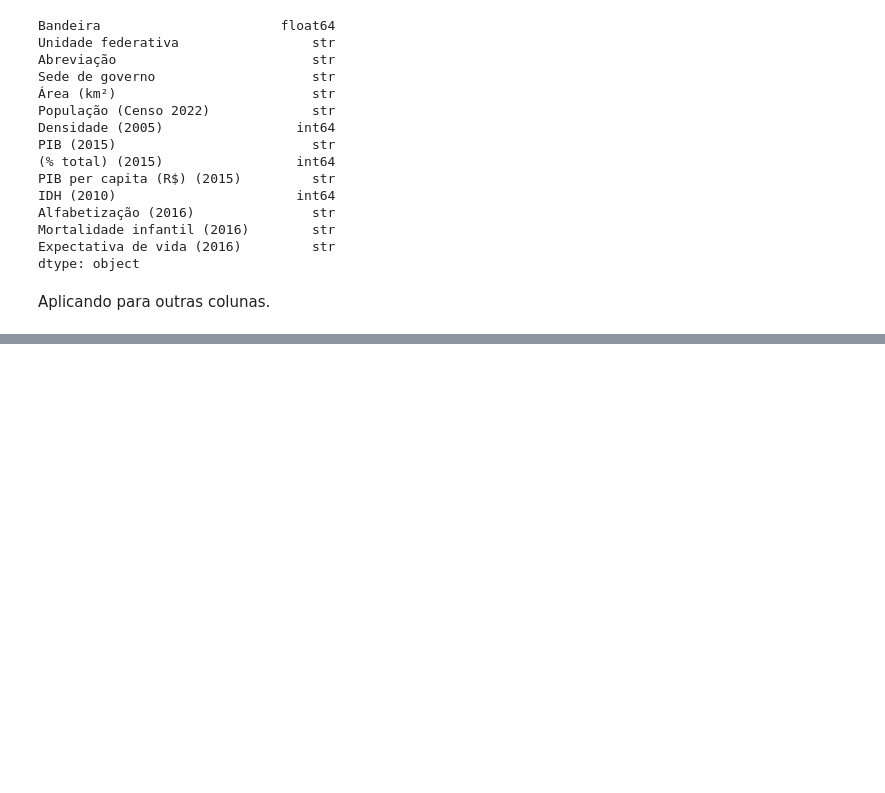
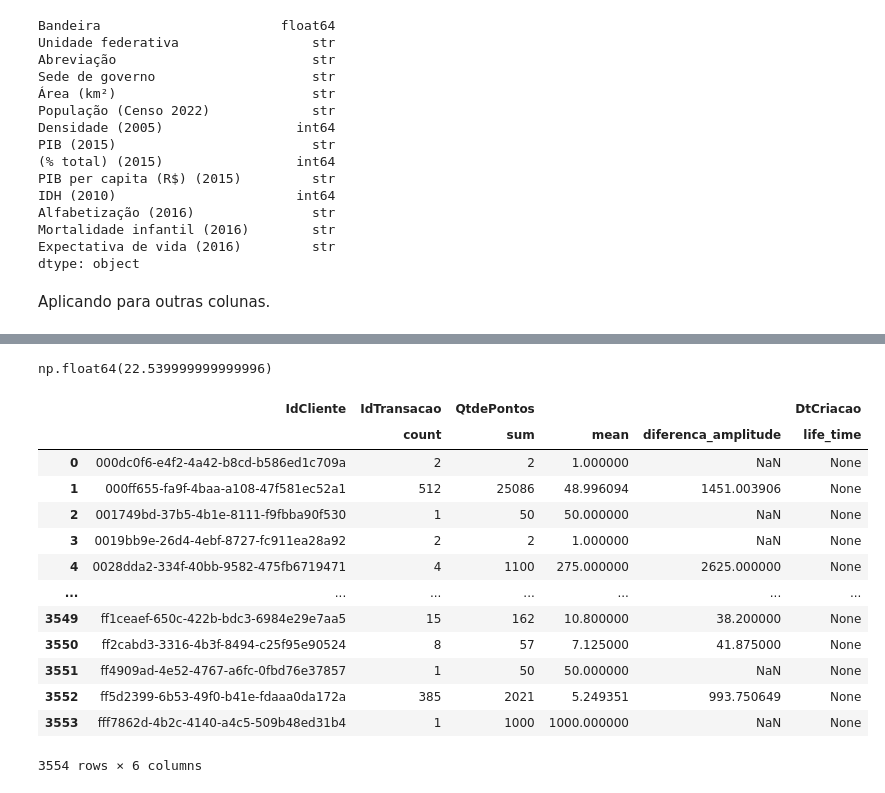
Before and after one commit to alexsandro-matias/pandas-2025, a Jupyter notebook: notebook.ipynb, the cells around one changed output, grey strips where cells are left out. Cells and saved outputs as stored; diff of their text form; code cells hidden in the pictures; blank space fills up the shorter version.

Commit message:
Ensinando Pandas Ep 12 - GROUP BY

```diff
--- a/notebook.ipynb
+++ b/notebook.ipynb
@@ -1202,0 +1537,36 @@ colunas = ['População (Censo 2022)', 'PIB (2015)' , 'PIB per capita (R$) (2015
+# %%
+def diferenca_amplitude(x: pd.Series):
+    amplitude = x.max() - x.min()
+    media = x.mean()
+    return (np.sqrt(amplitude - media) ** 2)
+# %%
+def life_time(x: pd.Series):
+    dt = pd.to_datetime(x)
+    (dt.max() - dt.min()).days
+# %%
+diferenca_amplitude(idades)
+# %% [output]
+np.float64(22.539999999999996)
+# %%
+transacoes.groupby(by=['IdCliente'], as_index=False).agg(
+    {
+        'IdTransacao': ['count'],
+        'QtdePontos': ['sum', 'mean', diferenca_amplitude],
+        'DtCriacao': life_time
+    }
+)
+# %% [output]
+|  | IdCliente | IdTransacao | QtdePontos |  |  | DtCriacao |
+|  |  | count | sum | mean | diferenca_amplitude | life_time |
+| 0 | 000dc0f6-e4f2-4a42-b8cd-b586ed1c709a | 2 | 2 | 1.000000 | NaN | None |
+| 1 | 000ff655-fa9f-4baa-a108-47f581ec52a1 | 512 | 25086 | 48.996094 | 1451.003906 | None |
+| 2 | 001749bd-37b5-4b1e-8111-f9fbba90f530 | 1 | 50 | 50.000000 | NaN | None |
+| 3 | 0019bb9e-26d4-4ebf-8727-fc911ea28a92 | 2 | 2 | 1.000000 | NaN | None |
+| 4 | 0028dda2-334f-40bb-9582-475fb6719471 | 4 | 1100 | 275.000000 | 2625.000000 | None |
+| ... | ... | ... | ... | ... | ... | ... |
+| 3549 | ff1ceaef-650c-422b-bdc3-6984e29e7aa5 | 15 | 162 | 10.800000 | 38.200000 | None |
+| 3550 | ff2cabd3-3316-4b3f-8494-c25f95e90524 | 8 | 57 | 7.125000 | 41.875000 | None |
+| 3551 | ff4909ad-4e52-4767-a6fc-0fbd76e37857 | 1 | 50 | 50.000000 | NaN | None |
+| 3552 | ff5d2399-6b53-49f0-b41e-fdaaa0da172a | 385 | 2021 | 5.249351 | 993.750649 | None |
+| 3553 | fff7862d-4b2c-4140-a4c5-509b48ed31b4 | 1 | 1000 | 1000.000000 | NaN | None |
+3554 rows × 6 columns
```
Also changed, not shown: parts of 57 cells of this notebook, 1 other file.
